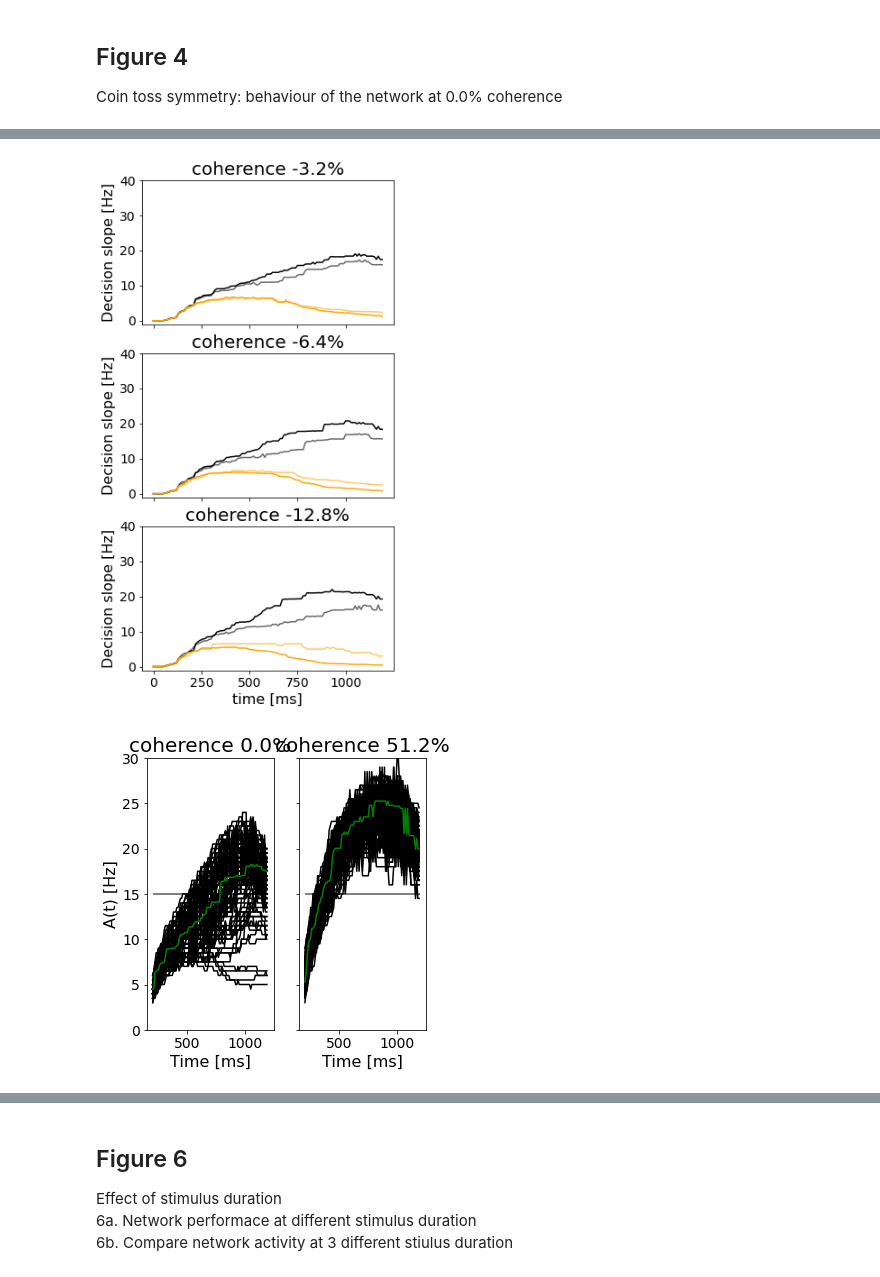
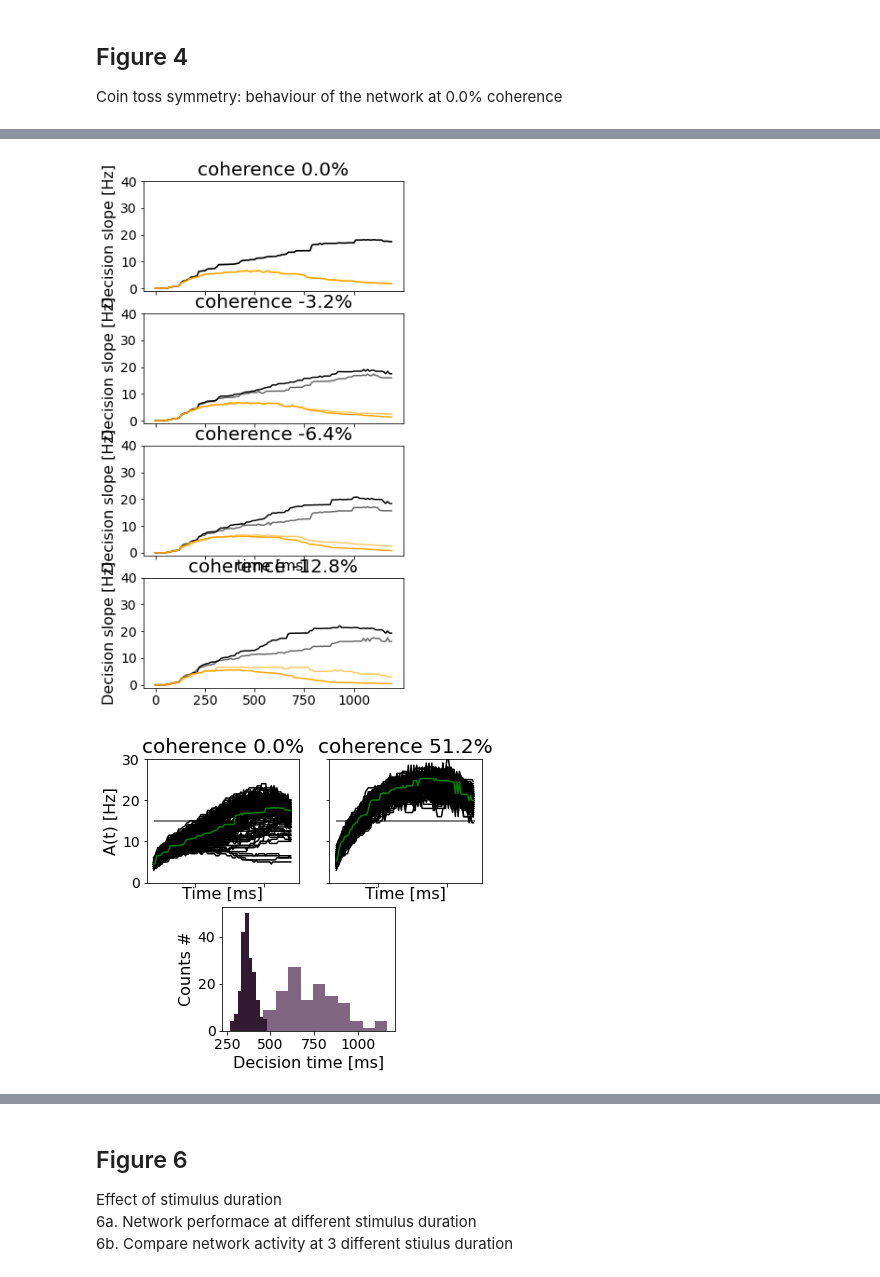
Before and after one commit to alessandratrapani/decision_making_NEST_NRP, a Jupyter notebook: NEST/run_figures.ipynb, the cells around one changed output, grey strips where cells are left out. Drawn from its saved outputs; the diff is of its cells as text; code cells hidden in the pictures.

Commit message:
debug figures

```diff
--- a/NEST/run_figures.ipynb
+++ b/NEST/run_figures.ipynb
@@ -51,7 +52,6 @@ Comparison of the standard behaviour of the network at 0.0%, 12.8% and 51.2% sti
 # %%
 show=True
 
-sim_parameters = pd.read_csv('simulation_parameters.csv', index_col=0)
 sim_type = 'standard'
 start_stim = sim_parameters[sim_type]['start_stim']
 end_stim = sim_parameters[sim_type]['end_stim']
@@ -64,7 +64,7 @@ mult_coherence = [0.0,-0.128,-0.512]
 trial = [158,199,6]
 
 for i, coherence in enumerate(mult_coherence):
-    j = trial[i*2*2]
+    j = trial[i]
     path = os.path.join(results_dir_standard,'c'+str(coherence),'trial_'+ str(j))
 
     evsA, tsA, t, A_N_A, stimulus_A, sum_stimulus_A = extract_results(path, 'A')
@@ -75,7 +75,6 @@ for i, coherence in enumerate(mult_coherence):
     axes[2*i][0].vlines(start_stim, 0, 800, color='grey')
     axes[2*i][0].vlines(end_stim, 0, 800, color='grey')
     axes[2*i][0].set_yticks([])
-    axes[2*i+1][0].plot(t, A_N_A, color='red', label ='pop A')
     axes[2*i+1][0].fill_between(t, A_N_A, color='red')
     axes[2*i+1][0].vlines(start_stim, 0, 60, color='grey')
     axes[2*i+1][0].vlines(end_stim, 0, 60, color='grey')
@@ -86,7 +85,6 @@ for i, coherence in enumerate(mult_coherence):
     axes[2*i][1].vlines(start_stim, 800, 1600, color='grey')
     axes[2*i][1].vlines(end_stim, 800, 1600, color='grey')
     axes[2*i][1].set_yticks([])
-    axes[2*i+1][1].plot(t, B_N_B, color='blue', label ='pop B')
     axes[2*i+1][1].fill_between(t, B_N_B, color='blue')
     axes[2*i+1][1].vlines(start_stim, 0, 60, color='grey')
     axes[2*i+1][1].vlines(end_stim, 0, 60, color='grey')
@@ -292,7 +290,9 @@ for j in trials:
     axes[0][i].vlines(end_stim, 0, 1600, color='grey')
 
     axes[1][i].plot(t, A_N_A, color='red', label ='pop A')
+    axes[1][i].fill_between(t, A_N_A, color='red', alpha = 0.6)
     axes[1][i].plot(t, B_N_B, color='blue', label ='pop B')
+    axes[1][i].fill_between(t, B_N_B, color='blue', alpha = 0.6)
     axes[1][i].vlines(start_stim, 0, 40, color='grey')
     axes[1][i].vlines(end_stim, 0, 40, color='grey')
 
@@ -404,9 +496,9 @@ dt_rec = sim_parameters[sim_type]['dt_rec']
 
 results_dir_standard = os.path.join(results_dir,sim_type)
 
-fig5b, axes = plt.subplots(3, 1, sharex=True, sharey=True, figsize=(5,10))
+fig5b, axes = plt.subplots(4, 1, sharex=True, sharey=True, figsize=(5,10))
 
-coherence_level = [0.032, 0.064, 0.128]
+coherence_level = [0.0, 0.032, 0.064, 0.128]
 n_trial = 200
 for i,coherence in enumerate(coherence_level):
 
@@ -435,7 +527,7 @@ for i,coherence in enumerate(coherence_level):
     axes[i].plot(t[0:120],mean_activity_wB_sB[0:120],'black')
     axes[i].plot(t[0:120],mean_activity_wA_sB[0:120],'orange',alpha=0.6)
 
-coherence_level = [-0.032, -0.064, -0.128]
+coherence_level = [0.0, -0.032, -0.064, -0.128]
 
 for i,coherence in enumerate(coherence_level):
 
@@ -468,53 +560,66 @@ for i,coherence in enumerate(coherence_level):
     axes[i].set_title('coherence '+str(coherence*100)+'%')
     axes[i].set_ylabel('Decision slope [Hz]')
 
-axes[2].set_xlabel('time [ms]')
+axes[3].set_xlabel('time [ms]')
 fig5b.savefig(os.path.join(figure_dir,'Figure5b.png'))
 
 if show:
     plt.show()
 # %% [output]
-[figure, old version]
+[figure, new version]
 # %%
 show=True
 sim_type = 'standard'
 start_stim = sim_parameters[sim_type]['start_stim']
 end_stim = sim_parameters[sim_type]['end_stim']
 simtime = sim_parameters[sim_type]['simtime']
 dt_rec = sim_parameters[sim_type]['dt_rec']
 
 results_dir_standard = os.path.join(results_dir,sim_type)
 
-fig5c, axes = plt.subplots(1, 2, sharex=True,sharey=True, figsize=(5,5))
+fig5c,axes = plt.subplots(2, 2, sharex=True,sharey=True, figsize=(6,5))
+axes[1,0].remove()
+axes[1,1].remove()
+gs1 = fig5c.add_gridspec(nrows=2, ncols=2, left=0.3, right=0.7)
+ax2=fig5c.add_subplot(gs1[-1,:])
+
+
 mult_coherence = [0.0,0.512]
 thr_activity = 15
 ind_start_stim = int(start_stim/dt_rec)
 ind_end_stim = int(end_stim/dt_rec)
 for i, coherence in enumerate(mult_coherence):
     path_standard = os.path.join(results_dir_standard,'c'+str(coherence))
     trial_winner = pd.read_csv(os.path.join(path_standard,'trial_winner.csv'))
     trial_B_win = trial_winner['trial'][trial_winner['winner']=='B'].to_numpy()
     B_N_B_mean = []
-
+    decision_time = []
     for j in trial_B_win:
         path = os.path.join(path_standard,'trial_'+ str(j))
         evsB, tsB, t, B_N_B, stimulus_B, sum_stimulus_B = extract_results(path, 'B')
         B_N_B_mean.append(B_N_B)
         B_N_B = signal.medfilt(B_N_B,35)
-        axes[i].plot(t[ind_start_stim:ind_end_stim], B_N_B[ind_start_stim:ind_end_stim], color='black', label ='pop B')
-        axes[i].hlines(15, start_stim, end_stim, 'grey')
-        axes[i].set_ylim(0,30)
-        axes[i].set_xlabel("Time [ms]")
-        axes[i].set_title('coherence '+str(coherence*100)+'%' )
+        axes[0][i].plot(t[ind_start_stim:ind_end_stim], B_N_B[ind_start_stim:ind_end_stim], color='black', label ='pop B')
+        axes[0][i].hlines(15, start_stim, end_stim, 'grey')
+        axes[0][i].set_ylim(0,30)
+        axes[0][i].set_xlabel("Time [ms]")
+        axes[0][i].set_title('coherence '+str(coherence*100)+'%' )
+        if len(t[B_N_B >= thr_activity])!=0:
+            decision_time.append(t[B_N_B >= thr_activity][0])
+
+    ax2.hist(decision_time, color = [0.5-i*0.3,0.4-i*0.3,0.5-i*0.3])
+    ax2.set_xlabel('Decision time [ms]')
+    ax2.set_ylabel('Counts #')
+
     B_N_B_mean = np.mean(B_N_B_mean,axis=0)
     B_N_B_mean = signal.medfilt(B_N_B_mean,35)
-    axes[i].plot(t[ind_start_stim:ind_end_stim], B_N_B_mean[ind_start_stim:ind_end_stim], color='green', label ='pop B')
+    axes[0][i].plot(t[ind_start_stim:ind_end_stim], B_N_B_mean[ind_start_stim:ind_end_stim], color='green', label ='pop B')
 
-axes[0].set_ylabel("A(t) [Hz]")
+axes[0][0].set_ylabel("A(t) [Hz]")
 
 fig5c.savefig(os.path.join(figure_dir,'Figure5c.png'))
 
 if show:
     plt.show()
 # %% [output]
-[figure, old version]
+[figure, new version]
```
Also changed, not shown: parts of 11 cells of this notebook, 1 other file.
